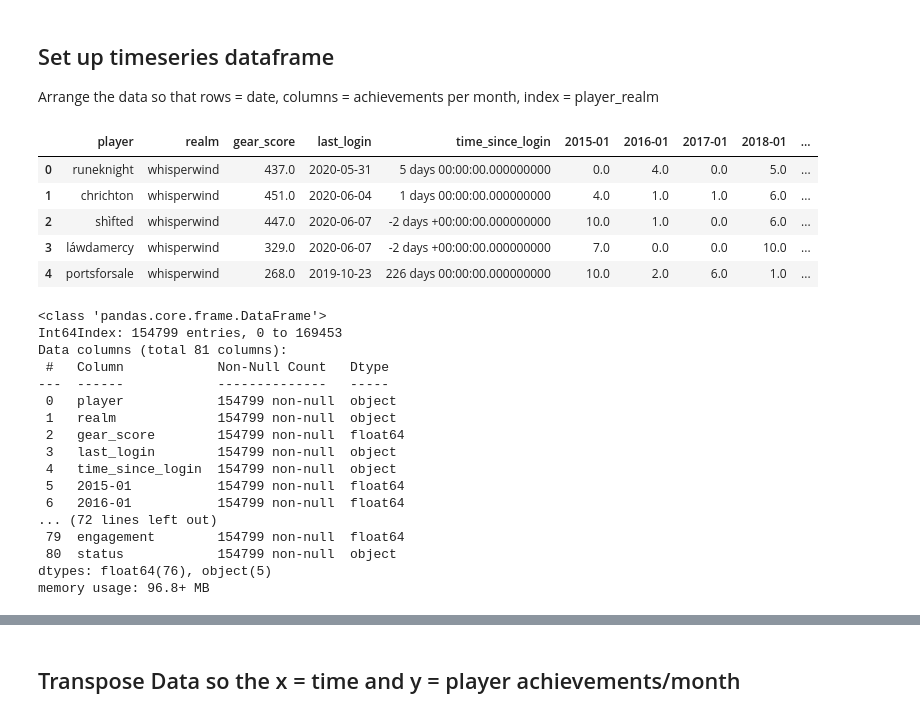
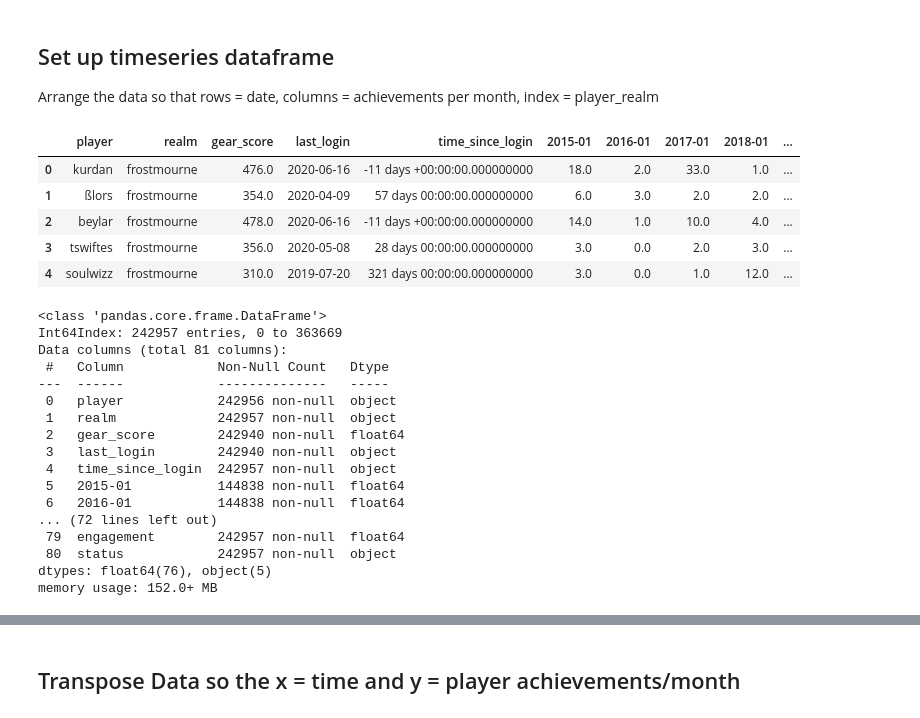
Before and after one commit to haleyspeed/insight_data_science, a Jupyter notebook: subscript/subscript/02_timeseries_explorer.ipynb, the cells around one changed output, grey strips where cells are left out. Saved outputs shown, nothing was run; the diff lists cells and outputs as text; code cells hidden in the pictures.

```diff
--- a/subscript/subscript/02_timeseries_explorer.ipynb
+++ b/subscript/subscript/02_timeseries_explorer.ipynb
@@ -8,55 +8,53 @@ Arrange the data so that rows = date, columns = achievements per month, index =
 # %%
 import os
 import pandas as pd
 import datetime as dt
 import config as cn
 from IPython.display import HTML
 import numpy as np
 import seaborn as sns
 import custom_funcs as cf
 
 file_in = os.path.join(os.path.join(cn.clean_dir, 'final_time_stats.csv'))
-
-
-player_cols = ['player', 'realm', 'last_login', 'time_since_login', 'status','gear_score']
+player_cols = ['player', 'realm', 'last_login', 'time_since_login', 'status','gear_score', '2020-05']
 dfa_dates = cf.get_dates()
 keep_cols = player_cols + dfa_dates[-74:]
 keep_cols.append('engagement')
 df = pd.read_csv(file_in)
 extra_cols = [col for col in df.columns.values if 'unnamed' in col.lower() or  col not in keep_cols]
 df = df.drop(extra_cols, axis = 1)
 df = df.drop_duplicates()
 
 
 df_original = df.copy()
 display(HTML(df.head().to_html()))
 # %% [output]
 |  | player | realm | gear_score | last_login | time_since_login | 2015-01 | 2016-01 | 2017-01 | 2018-01 | ... |
-| 0 | runeknight | whisperwind | 437.0 | 2020-05-31 | 5 days 00:00:00.000000000 | 0.0 | 4.0 | 0.0 | 5.0 | ... |
-| 1 | chrichton | whisperwind | 451.0 | 2020-06-04 | 1 days 00:00:00.000000000 | 4.0 | 1.0 | 1.0 | 6.0 | ... |
-| 2 | shìfted | whisperwind | 447.0 | 2020-06-07 | -2 days +00:00:00.000000000 | 10.0 | 1.0 | 0.0 | 6.0 | ... |
-| 3 | láwdamercy | whisperwind | 329.0 | 2020-06-07 | -2 days +00:00:00.000000000 | 7.0 | 0.0 | 0.0 | 10.0 | ... |
-| 4 | portsforsale | whisperwind | 268.0 | 2019-10-23 | 226 days 00:00:00.000000000 | 10.0 | 2.0 | 6.0 | 1.0 | ... |
+| 0 | kurdan | frostmourne | 476.0 | 2020-06-16 | -11 days +00:00:00.000000000 | 18.0 | 2.0 | 33.0 | 1.0 | ... |
+| 1 | ßlors | frostmourne | 354.0 | 2020-04-09 | 57 days 00:00:00.000000000 | 6.0 | 3.0 | 2.0 | 2.0 | ... |
+| 2 | beylar | frostmourne | 478.0 | 2020-06-16 | -11 days +00:00:00.000000000 | 14.0 | 1.0 | 10.0 | 4.0 | ... |
+| 3 | tswiftes | frostmourne | 356.0 | 2020-05-08 | 28 days 00:00:00.000000000 | 3.0 | 0.0 | 2.0 | 3.0 | ... |
+| 4 | soulwizz | frostmourne | 310.0 | 2019-07-20 | 321 days 00:00:00.000000000 | 3.0 | 0.0 | 1.0 | 12.0 | ... |
 # %%
 df.info()
 # %% [output]
 <class 'pandas.core.frame.DataFrame'>
-Int64Index: 154799 entries, 0 to 169453
+Int64Index: 242957 entries, 0 to 363669
 Data columns (total 81 columns):
  #   Column            Non-Null Count   Dtype
 ---  ------            --------------   -----
- 0   player            154799 non-null  object
- 1   realm             154799 non-null  object
- 2   gear_score        154799 non-null  float64
- 3   last_login        154799 non-null  object
- 4   time_since_login  154799 non-null  object
- 5   2015-01           154799 non-null  float64
- 6   2016-01           154799 non-null  float64
+ 0   player            242956 non-null  object
+ 1   realm             242957 non-null  object
+ 2   gear_score        242940 non-null  float64
+ 3   last_login        242940 non-null  object
+ 4   time_since_login  242957 non-null  object
+ 5   2015-01           144838 non-null  float64
+ 6   2016-01           144838 non-null  float64
 ... (72 lines left out)
- 79  engagement        154799 non-null  float64
- 80  status            154799 non-null  object
+ 79  engagement        242957 non-null  float64
+ 80  status            242957 non-null  object
 dtypes: float64(76), object(5)
-memory usage: 96.8+ MB
+memory usage: 152.0+ MB
 # %%
 df = df.drop(['player', 'realm', 'last_login', 'time_since_login', 'status'], axis = 1)
 df.to_csv(os.path.join(cn.clean_dir,'stripped_final_time_stats.csv'))
```
Also changed, not shown: parts of 11 cells of this notebook, 7 other files.
